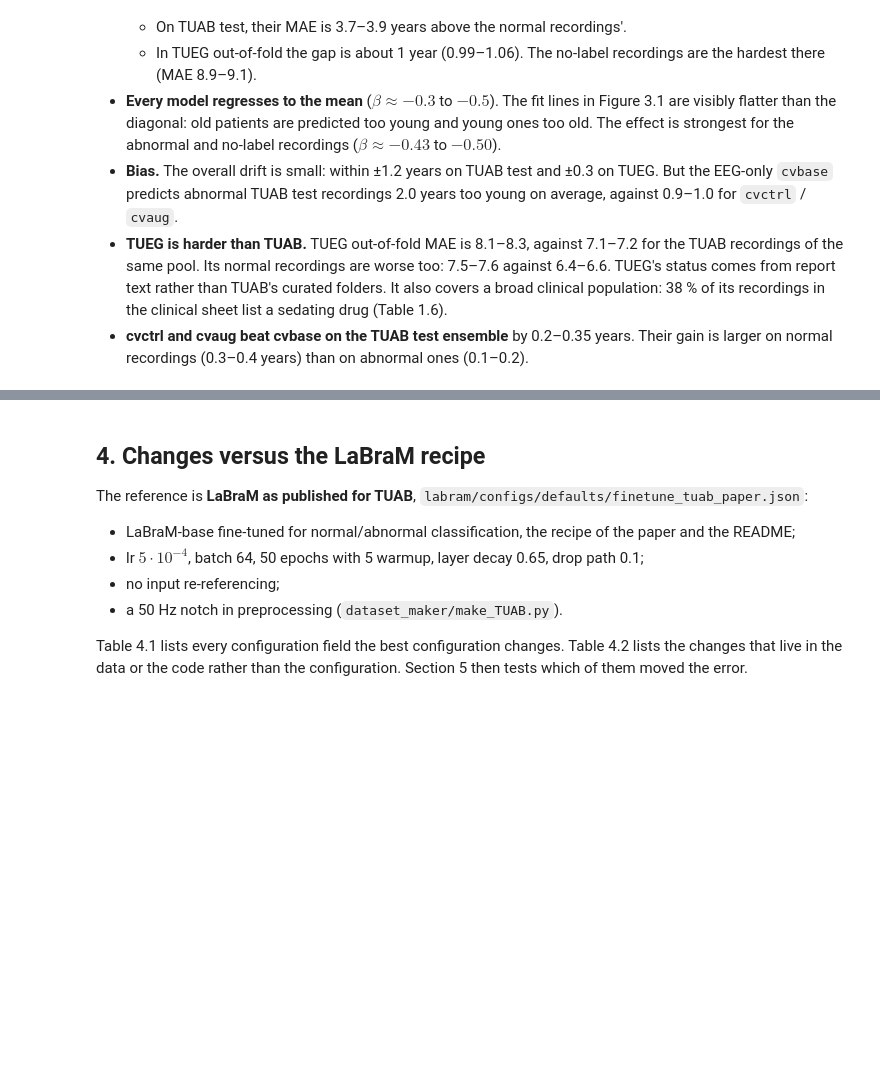
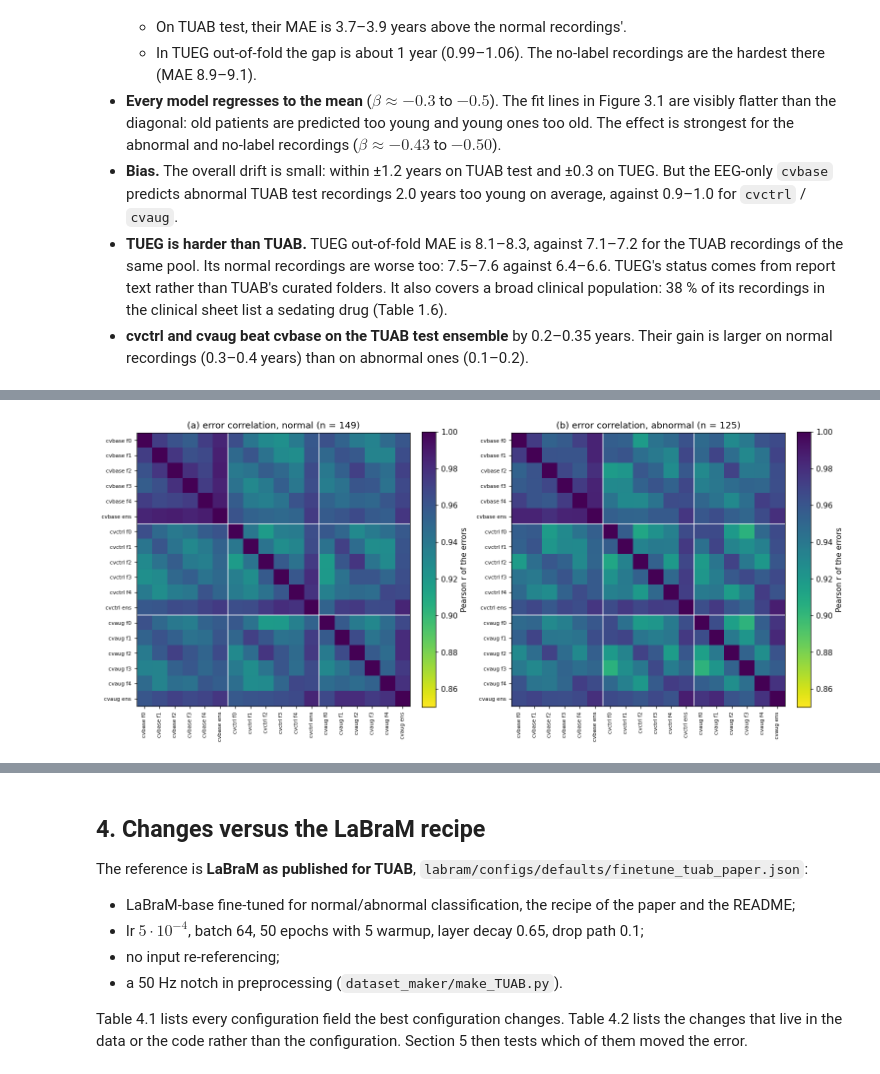
Before and after one commit to Neuro-Clalit/LaBraM, a Jupyter notebook: notebooks/brain_age_research_summary.ipynb, the cells around one changed output, grey strips where cells are left out. Cells and saved outputs as stored; diff of their text form; code cells hidden in the pictures; blank space fills up the shorter version.

```diff
--- a/notebooks/brain_age_research_summary.ipynb
+++ b/notebooks/brain_age_research_summary.ipynb
@@ -1515,0 +1623,7 @@ if preds is not None and HAVE_TUEG:
+# %%
+if preds is not None and HAVE_TUEG:
+    wide = rs.test_predictors(preds)
+    test_true = preds[preds.split == "heldout"].groupby("stem").true.first()
+    test_status = tueg.drop_duplicates("stem").set_index("stem").status
+    t36 = rs.agreement_summary(wide, test_true, test_status, cv_exps).set_index(["status", "pair"])
+    display(numbered_table(t36, "3.6", "Agreement between experiments on the TUAB test set", precision=3))
@@ -1515,0 +1659,22 @@ if preds is not None and HAVE_TUEG:
+# %%
+if preds is not None and HAVE_TUEG:
+    fig, axes = plt.subplots(1, 2, figsize=(14, 6.4))
+    err = wide.sub(test_true.loc[wide.index], axis=0)
+    for ax, status in zip(axes, ("normal", "abnormal")):
+        idx = wide.index[test_status.loc[wide.index] == status]
+        r = err.loc[idx].corr()
+        im = ax.imshow(r.to_numpy(), vmin=0.85, vmax=1.0, cmap="viridis_r")
+        ax.set_xticks(range(len(r)), r.columns, rotation=90, fontsize=7)
+        ax.set_yticks(range(len(r)), r.index, fontsize=7)
+        for k in (6, 12):
+            ax.axhline(k - 0.5, color="w", lw=1)
+            ax.axvline(k - 0.5, color="w", lw=1)
+        ax.grid(False)
+        ax.set_title(f"error correlation, {status} (n = {len(idx)})")
+        fig.colorbar(im, ax=ax, fraction=0.046, pad=0.04, label="Pearson r of the errors")
+    fig.tight_layout()
+    panel_labels(list(axes))
+    assert_max_columns(fig)
+    plt.show()
+# %% [output]
+[figure, added]
```
Also changed, not shown: parts of 11 cells of this notebook, 3 other files.
